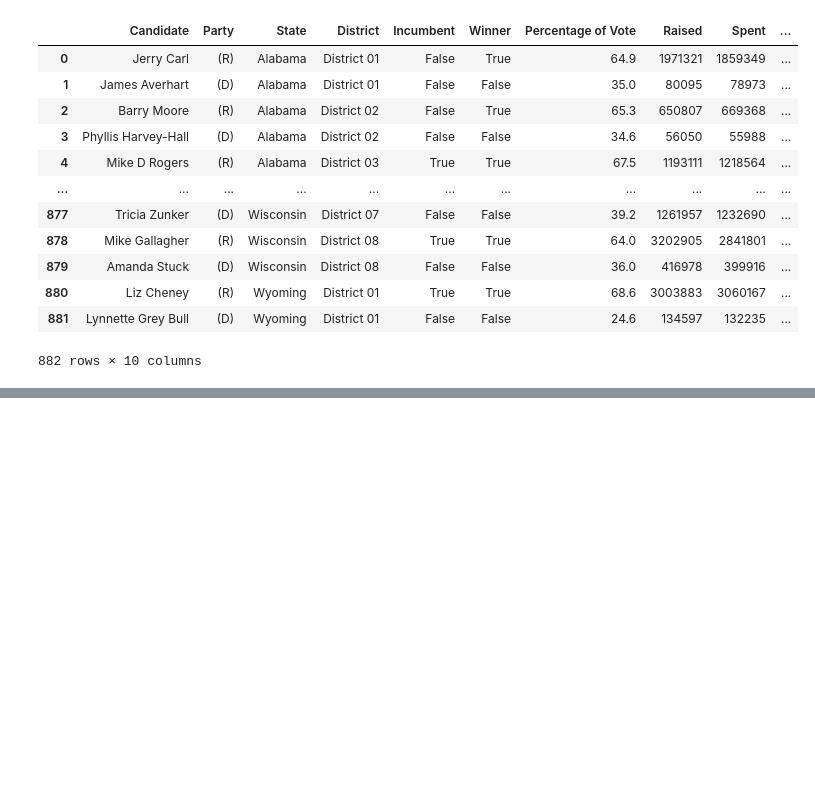
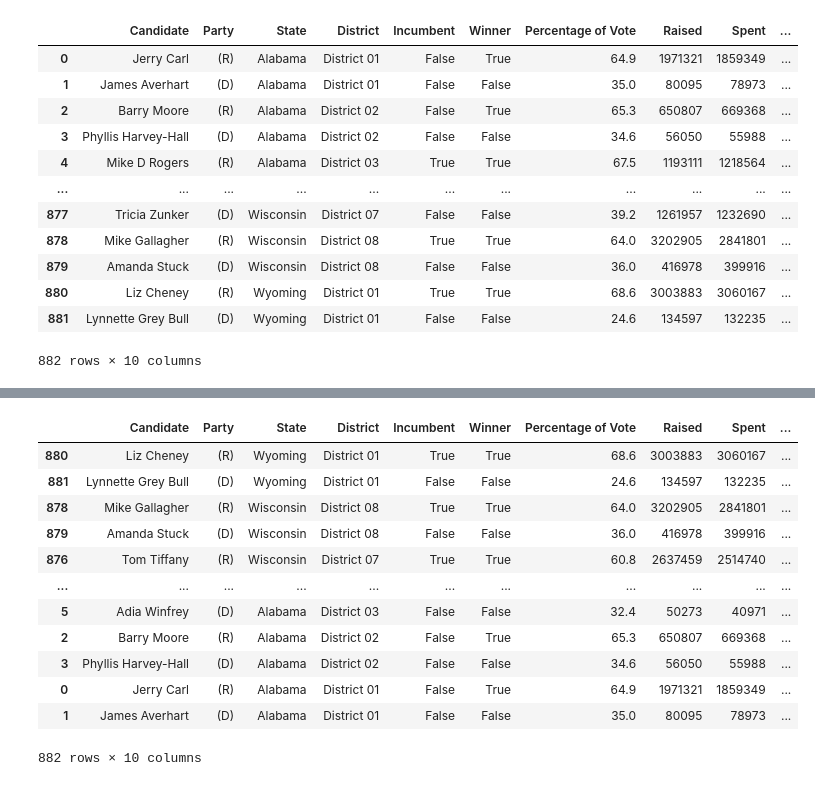
Before and after one commit to KagonDeans/webscraping-open-secrets, a Jupyter notebook: notebooks/HOR_EDA.ipynb, the cells around one changed output, grey strips where cells are left out. Cells and saved outputs as stored; diff of their text form; code cells hidden in the pictures; blank space fills up the shorter version.

Commit message:
EDA with correct states

```diff
--- a/notebooks/HOR_EDA.ipynb
+++ b/notebooks/HOR_EDA.ipynb
@@ -30,0 +53,16 @@ House_of_Rep
+# %%
+House_of_Rep.sort_values(['State','District','Raised'], ascending = False)
+# %% [output]
+|  | Candidate | Party | State | District | Incumbent | Winner | Percentage of Vote | Raised | Spent | ... |
+| 880 | Liz Cheney | (R) | Wyoming | District 01 | True | True | 68.6 | 3003883 | 3060167 | ... |
+| 881 | Lynnette Grey Bull | (D) | Wyoming | District 01 | False | False | 24.6 | 134597 | 132235 | ... |
+| 878 | Mike Gallagher | (R) | Wisconsin | District 08 | True | True | 64.0 | 3202905 | 2841801 | ... |
+| 879 | Amanda Stuck | (D) | Wisconsin | District 08 | False | False | 36.0 | 416978 | 399916 | ... |
+| 876 | Tom Tiffany | (R) | Wisconsin | District 07 | True | True | 60.8 | 2637459 | 2514740 | ... |
+| ... | ... | ... | ... | ... | ... | ... | ... | ... | ... | ... |
+| 5 | Adia Winfrey | (D) | Alabama | District 03 | False | False | 32.4 | 50273 | 40971 | ... |
+| 2 | Barry Moore | (R) | Alabama | District 02 | False | True | 65.3 | 650807 | 669368 | ... |
+| 3 | Phyllis Harvey-Hall | (D) | Alabama | District 02 | False | False | 34.6 | 56050 | 55988 | ... |
+| 0 | Jerry Carl | (R) | Alabama | District 01 | False | True | 64.9 | 1971321 | 1859349 | ... |
+| 1 | James Averhart | (D) | Alabama | District 01 | False | False | 35.0 | 80095 | 78973 | ... |
+882 rows × 10 columns
```
Also changed, not shown: parts of 32 cells of this notebook.
